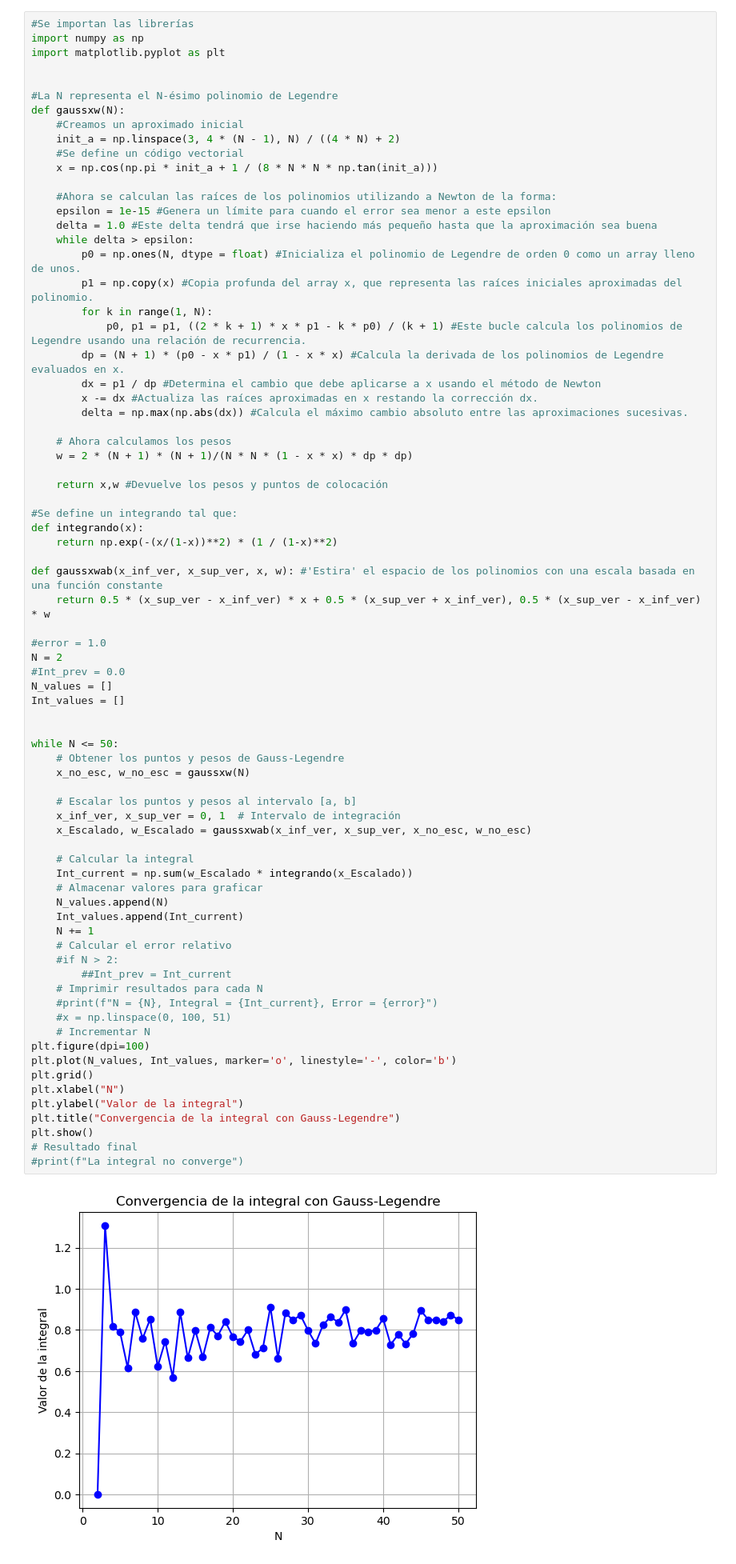
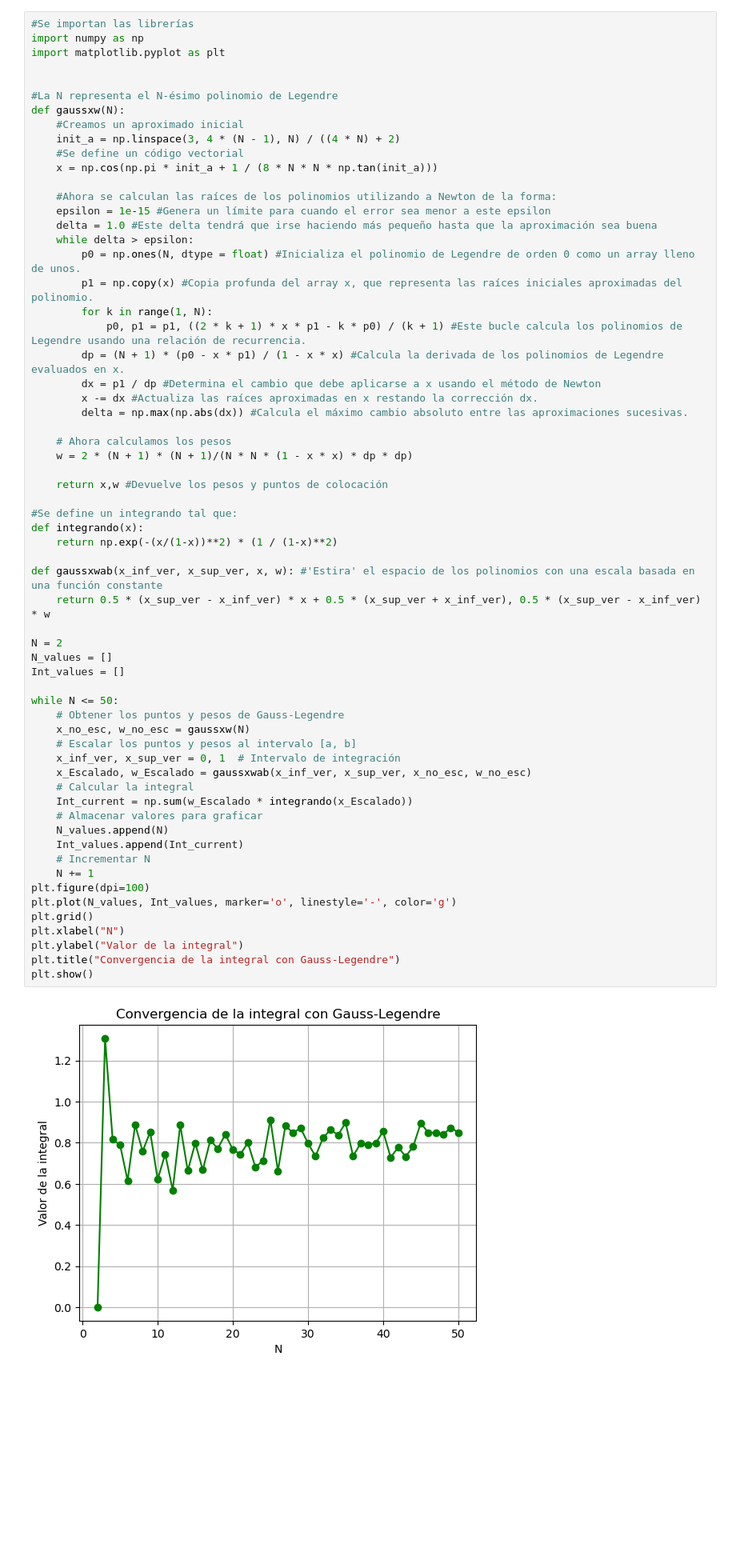
Before and after one commit to davidggonz/ComputationalPhysics, a Jupyter notebook: Exams/Exam_01/Part_02/Gauss.ipynb, the cells around one changed output. Shown: that part at 80% size. Cells and saved outputs as stored; diff of their text form; blank space fills up the shorter version.

```diff
--- a/Exams/Exam_01/Part_02/Gauss.ipynb
+++ b/Exams/Exam_01/Part_02/Gauss.ipynb
@@ -52,46 +52,33 @@ def gaussxw(N):
 #Se define un integrando tal que:
 def integrando(x):
     return np.exp(-(x/(1-x))**2) * (1 / (1-x)**2)
 
 def gaussxwab(x_inf_ver, x_sup_ver, x, w): #'Estira' el espacio de los polinomios con una escala basada en una función constante
     return 0.5 * (x_sup_ver - x_inf_ver) * x + 0.5 * (x_sup_ver + x_inf_ver), 0.5 * (x_sup_ver - x_inf_ver) * w
 
-#error = 1.0
 N = 2
-#Int_prev = 0.0
 N_values = []
 Int_values = []
-
 
 while N <= 50:
     # Obtener los puntos y pesos de Gauss-Legendre
     x_no_esc, w_no_esc = gaussxw(N)
-
     # Escalar los puntos y pesos al intervalo [a, b]
     x_inf_ver, x_sup_ver = 0, 1  # Intervalo de integración
     x_Escalado, w_Escalado = gaussxwab(x_inf_ver, x_sup_ver, x_no_esc, w_no_esc)
-
     # Calcular la integral
     Int_current = np.sum(w_Escalado * integrando(x_Escalado))
     # Almacenar valores para graficar
     N_values.append(N)
     Int_values.append(Int_current)
+    # Incrementar N
     N += 1
-    # Calcular el error relativo
-    #if N > 2:
-        ##Int_prev = Int_current
-    # Imprimir resultados para cada N
-    #print(f"N = {N}, Integral = {Int_current}, Error = {error}")
-    #x = np.linspace(0, 100, 51)
-    # Incrementar N
 plt.figure(dpi=100)
-plt.plot(N_values, Int_values, marker='o', linestyle='-', color='b')
+plt.plot(N_values, Int_values, marker='o', linestyle='-', color='g')
 plt.grid()
 plt.xlabel("N")
 plt.ylabel("Valor de la integral")
 plt.title("Convergencia de la integral con Gauss-Legendre")
 plt.show()
-# Resultado final
-#print(f"La integral no converge")
 # %% [output]
-[figure, old version]
+[figure, new version]
```
